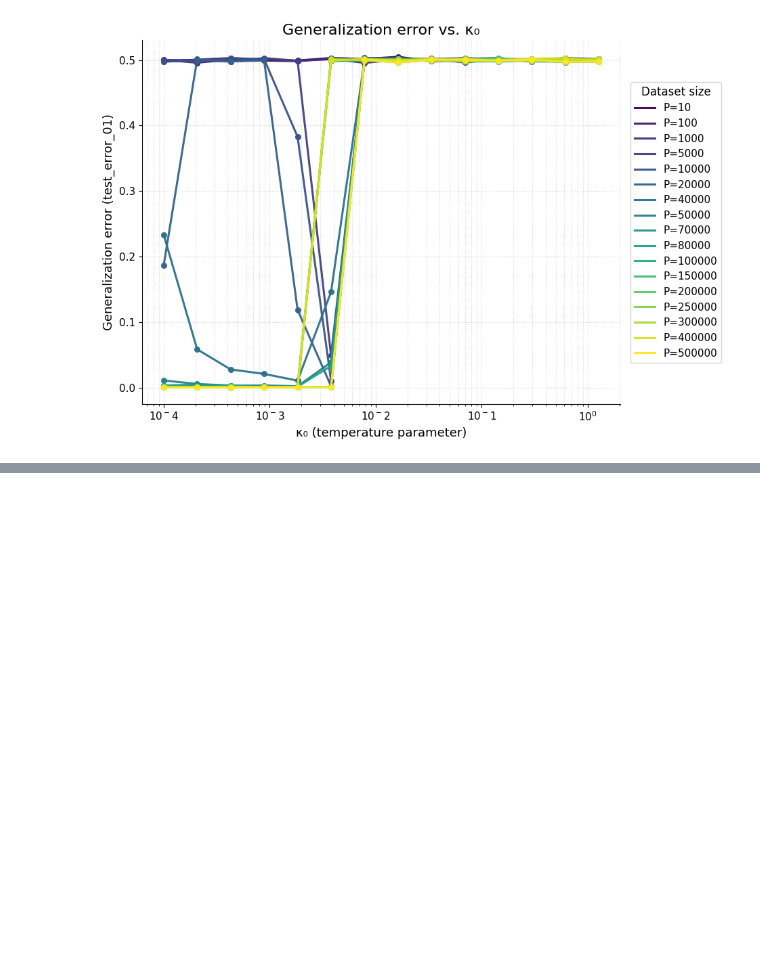
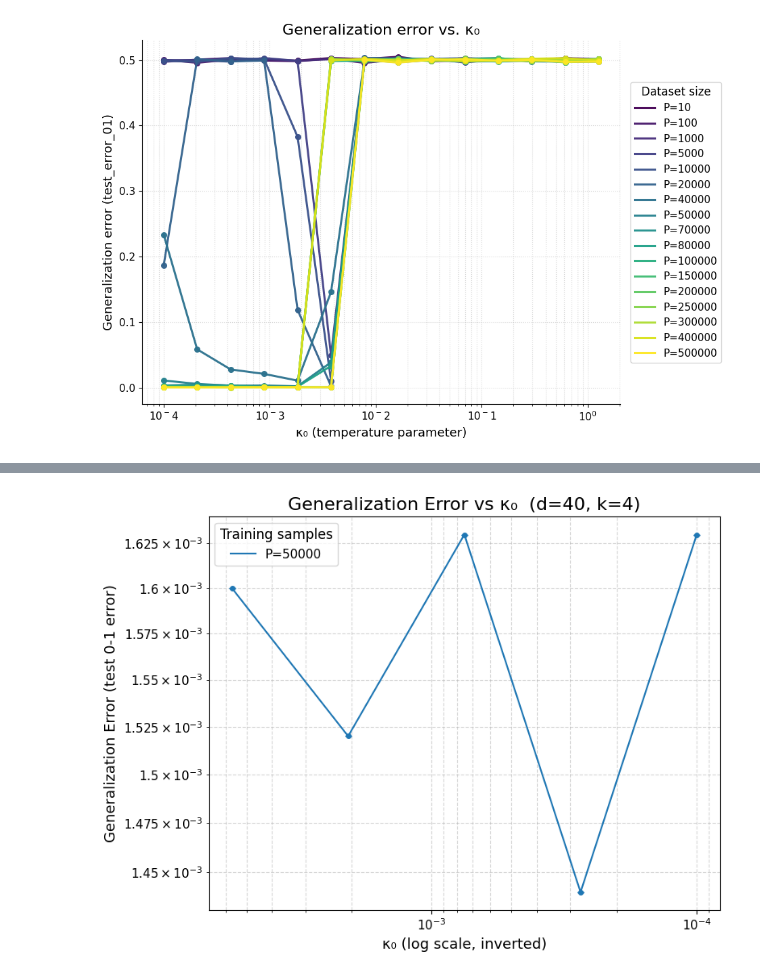
Before and after one commit to NiclasGoering/mean_field_langevin, a Jupyter notebook: Langevin_training/plot_PK_phase.ipynb, the cells around one changed output, grey strips where cells are left out. Cells and saved outputs as stored; diff of their text form; code cells hidden in the pictures; blank space fills up the shorter version.

```diff
--- a/Langevin_training/plot_PK_phase.ipynb
+++ b/Langevin_training/plot_PK_phase.ipynb
@@ -695,0 +697,92 @@ Loaded 102 rows
+# %%
+import json
+from pathlib import Path
+import numpy as np
+import pandas as pd
+import matplotlib.pyplot as plt
+
+# --- set this to your results root directory ---
+base_save_dir = Path("/home/goring/mean_field_langevin/Langevin_training/results/d40_k4_eta5e-6_2")
+
+def load_results(base_dir: Path) -> pd.DataFrame:
+    rows = []
+    for sub in base_dir.glob("d*_k*"):
+        f = sub / "training_results.json"
+        if not f.exists():
+            continue
+        try:
+            with open(f, "r") as fh:
+                data = json.load(fh)
+            rows.extend(data)
+        except json.JSONDecodeError:
+            print(f"⚠️ Could not parse {f}")
+    df = pd.DataFrame(rows)
+    if df.empty:
+        print("No results found.")
+        return df
+    # ensure numeric types
+    for col in ["d", "k", "P"]:
+        if col in df.columns:
+            df[col] = pd.to_numeric(df[col], errors="coerce")
+    for col in ["kappa_0", "test_error_01"]:
+        if col in df.columns:
+            df[col] = pd.to_numeric(df[col], errors="coerce")
+    # drop rows without needed fields
+    df = df.dropna(subset=["d", "k", "P", "kappa_0", "test_error_01"])
+    # guard against floating-grouping quirks by rounding kappa_0
+    df["kappa_rounded"] = df["kappa_0"].round(12)
+    return df
+
+def plot_generalization(df: pd.DataFrame):
+    if df.empty:
+        return
+    for (d, k), df_sub in df.groupby(["d", "k"]):
+        fig, ax = plt.subplots(figsize=(8, 6))
+
+        for P, df_p in df_sub.groupby("P"):
+            # aggregate across exp_id at each kappa
+            grp = df_p.groupby("kappa_rounded")["test_error_01"]
+            means = grp.mean().rename("mean")
+            stds  = grp.std(ddof=1).rename("std")       # sample std
+            ns    = grp.count().rename("n")
+            sems  = (stds / np.sqrt(ns)).rename("sem")  # standard error of the mean
+
+            agg = pd.concat([means, stds, sems], axis=1).reset_index()
+            # sort by kappa increasing (we'll invert axis after)
+            agg = agg.sort_values("kappa_rounded")
+
+            # line
+            (line,) = ax.plot(agg["kappa_rounded"].to_numpy(),
+                              agg["mean"].to_numpy(),
+                              label=f"P={int(P)}")
+            color = line.get_color()
+
+            # ribbon: mean ± 1 SEM
+            upper = agg["mean"] + agg["sem"].fillna(0)
+            lower = agg["mean"] - agg["sem"].fillna(0)
+            ax.fill_between(agg["kappa_rounded"].to_numpy(),
+                            lower.to_numpy(),
+                            upper.to_numpy(),
+                            alpha=0.2)
+
+            # points with vertical error bars (SEM)
+            ax.errorbar(agg["kappa_rounded"].to_numpy(),
+                        agg["mean"].to_numpy(),
+                        yerr=agg["sem"].fillna(0).to_numpy(),
+                        fmt="o", ms=4, lw=1, capsize=3, color=color, ecolor=color)
+
+        ax.set_xscale("log")
+        ax.set_yscale("log")
+        ax.invert_xaxis()  # invert x-axis as requested
+        ax.set_xlabel("κ₀ (log scale, inverted)")
+        ax.set_ylabel("Generalization Error (test 0-1 error)")
+        ax.set_title(f"Generalization Error vs κ₀  (d={int(d)}, k={int(k)})")
+        ax.grid(True, which="both", ls="--", alpha=0.5)
+        ax.legend(title="Training samples")
+        plt.tight_layout()
+        plt.show()
+
+df = load_results(base_save_dir)
+print(f"Loaded {len(df)} rows")
+plot_generalization(df)
+# %% [output]
@@ -695,0 +790 @@ Loaded 102 rows
+[figure, added]
```
Also changed, not shown: parts of 13 cells of this notebook, 47 other files.
